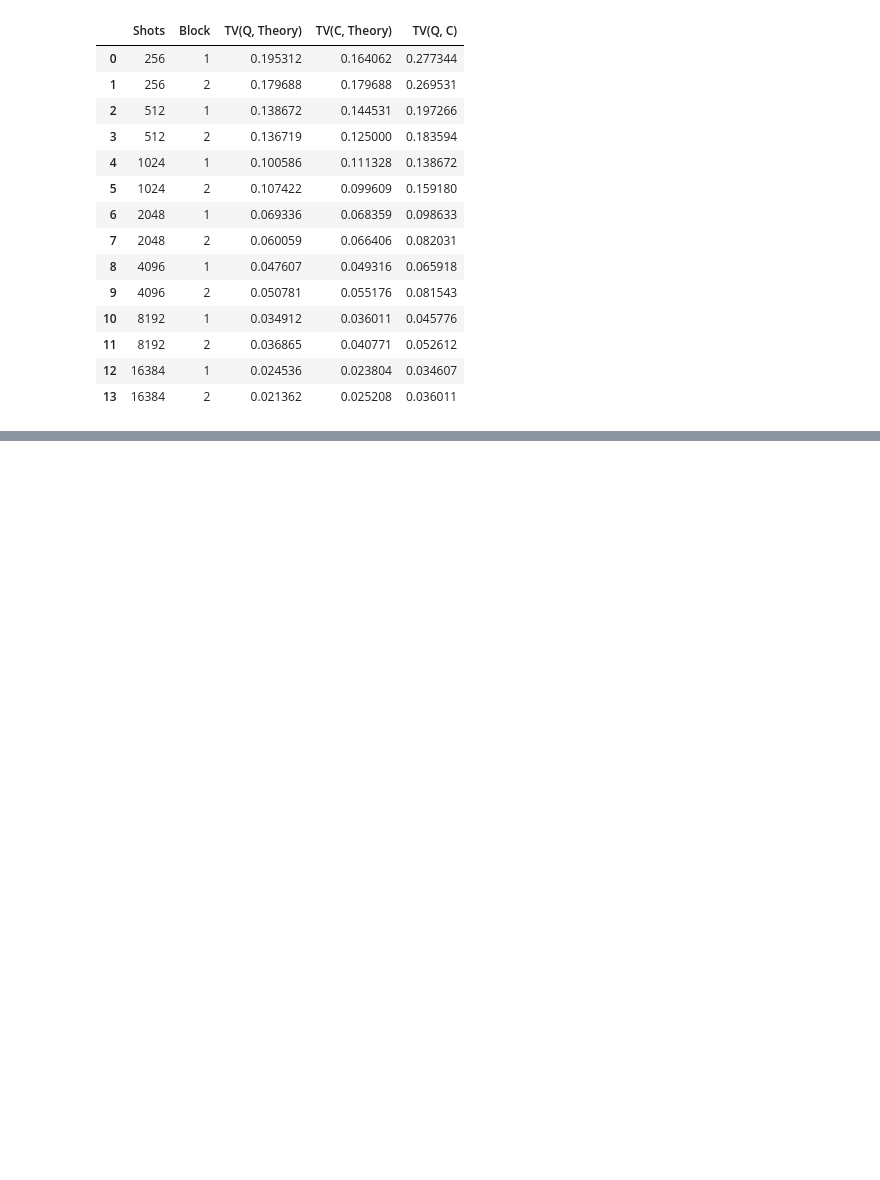
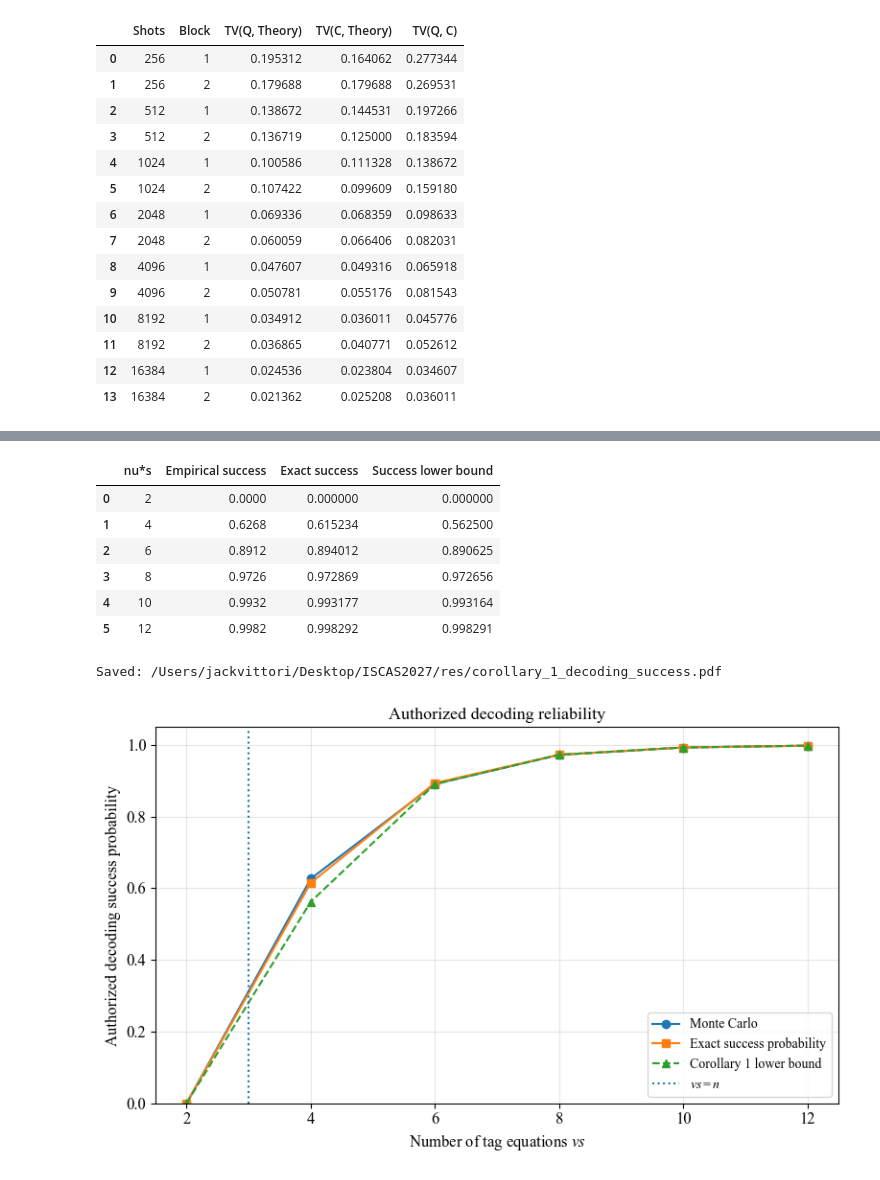
Before and after one commit to NesyaLab/ISCAS2027, a Jupyter notebook: notebooks/Circuit_level_inversion_security_LCU.ipynb, the cells around one changed output, grey strips where cells are left out. Saved outputs shown, nothing was run; the diff lists cells and outputs as text; code cells hidden in the pictures; blank space fills up the shorter version.

```diff
--- a/notebooks/Circuit_level_inversion_security_LCU.ipynb
+++ b/notebooks/Circuit_level_inversion_security_LCU.ipynb
@@ -1461,0 +1682,63 @@ inversion security.
+# %%
+success_df = failure_df.copy()
+
+success_df["Empirical success"] = 1 - success_df["Empirical"]
+success_df["Exact success"] = 1 - success_df["Exact"]
+success_df["Success lower bound"] = 1 - success_df["Corollary 1"]
+
+display(success_df[[
+    "nu*s",
+    "Empirical success",
+    "Exact success",
+    "Success lower bound",
+]])
+
+fig, ax = plt.subplots(figsize=(8, 5))
+
+ax.plot(
+    success_df["nu*s"],
+    success_df["Empirical success"],
+    "o-",
+    label="Monte Carlo",
+)
+
+ax.plot(
+    success_df["nu*s"],
+    success_df["Exact success"],
+    "s-",
+    label="Exact success probability",
+)
+
+ax.plot(
+    success_df["nu*s"],
+    success_df["Success lower bound"],
+    "^--",
+    label="Corollary 1 lower bound",
+)
+
+ax.axvline(
+    N,
+    linestyle=":",
+    label=r"$\nu s=n$",
+)
+
+ax.set_xlabel(r"Number of tag equations $\nu s$")
+ax.set_ylabel(r"Authorized decoding success probability")
+ax.set_title("Authorized decoding reliability")
+ax.set_ylim(0, 1.05)
+ax.grid(alpha=0.3)
+ax.legend()
+
+plt.tight_layout()
+save_pdf(fig, "corollary_1_decoding_success")
+plt.show()
+# %% [output]
+|  | nu*s | Empirical success | Exact success | Success lower bound |
+| 0 | 2 | 0.0000 | 0.000000 | 0.000000 |
+| 1 | 4 | 0.6268 | 0.615234 | 0.562500 |
+| 2 | 6 | 0.8912 | 0.894012 | 0.890625 |
+| 3 | 8 | 0.9726 | 0.972869 | 0.972656 |
+| 4 | 10 | 0.9932 | 0.993177 | 0.993164 |
+| 5 | 12 | 0.9982 | 0.998292 | 0.998291 |
+Saved: /Users/jackvittori/Desktop/ISCAS2027/res/corollary_1_decoding_success.pdf
+[figure, added]
```
Also changed, not shown: parts of 22 cells of this notebook, 1 other file.
